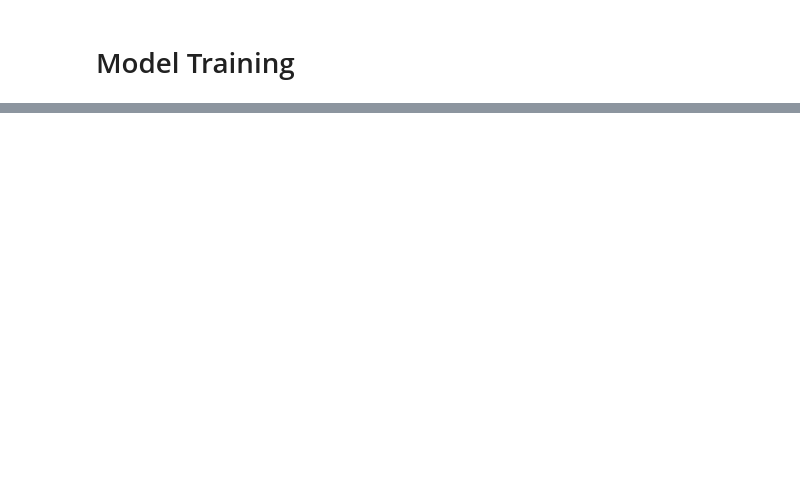
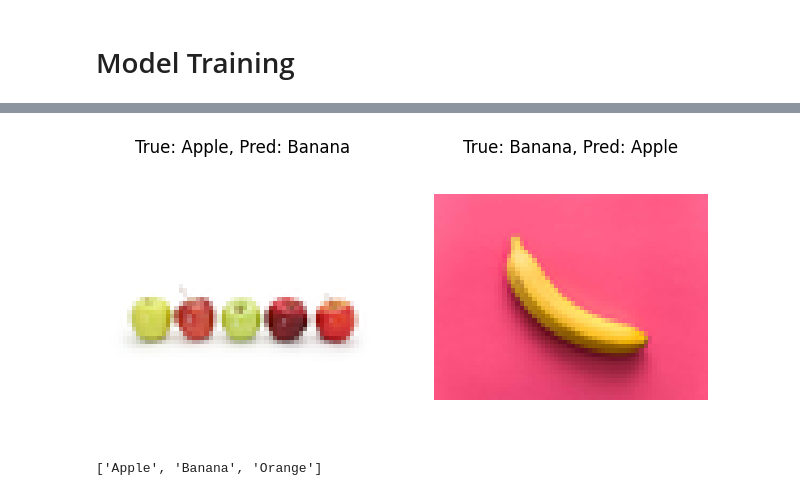
Before and after one commit to DPS100/DataSynthesizer, a Jupyter notebook: model_training.ipynb, the cells around one changed output, grey strips where cells are left out. Cells and saved outputs as stored; diff of their text form; code cells hidden in the pictures; blank space fills up the shorter version.

Commit message:
Training working with easy dataset

```diff
--- a/model_training.ipynb
+++ b/model_training.ipynb
@@ -25,15 +53,16 @@ transform = transforms.Compose([
 ])
 # %%
 class CNN(nn.Module):
-    def __init__(self):
+    def __init__(self, classes, num_epochs=num_epochs):
         super(CNN, self).__init__()
         self.conv1 = nn.Conv2d(3, 32, kernel_size=3, stride=1, padding=1)
         self.conv2 = nn.Conv2d(32, 64, kernel_size=3, stride=1, padding=1)
         self.pool = nn.MaxPool2d(kernel_size=2, stride=2)
         self.fc1 = nn.Linear(64 * 16 * 16, 128)  # image size
-        self.fc2 = nn.Linear(128, 3)  # 3 output classes
+        self.fc2 = nn.Linear(128, len(classes))  # n output classes
         self.relu = nn.ReLU()
         self.dropout = nn.Dropout(0.5)
+        self.num_epochs = num_epochs
 
     def forward(self, x):
         x = self.relu(self.conv1(x))
@@ -58,7 +87,7 @@ def train_model(model, train_loader):
     criterion = nn.CrossEntropyLoss()
     optimizer = optim.Adam(model.parameters(), lr=learning_rate)
     model.train()
-    for epoch in range(num_epochs):
+    for epoch in range(model.num_epochs):
         total_loss = 0
         for images, labels in train_loader:
             images, labels = images.to('cpu'), labels.to('cpu')
@@ -72,7 +101,7 @@ def train_model(model, train_loader):
 
             total_loss += loss.item()
 
-        print(f"Epoch [{epoch+1}/{num_epochs}], Loss: {total_loss/len(train_loader):.4f}")
+        print(f"Epoch [{epoch+1}/{model.num_epochs}], Loss: {total_loss/len(train_loader):.4f}")
 
 
 def evaluate_model(model, test_loader):
@@ -104,18 +133,41 @@ def visualize_predictions(model, test_loader):
         plt.title(f"True: {labels[i].item()}, Pred: {predicted[i].item()}")
         plt.axis('off')
     plt.show()
+
+def visualize_incorrect(model, test_dataset):
+    model.eval()
+    loader = DataLoader(dataset=test_dataset, batch_size=len(test_dataset))
+    images, labels = next(iter(loader))
+    images, labels = images.to('cpu'), labels.to('cpu')
+    outputs = model(images)
+    _, predicted = torch.max(outputs, 1)
+
+    plt.figure(figsize=(12, 8))
+    incorrect = 0
+    classes = test_dataset.classes
+    for i in range(len(test_dataset)):
+        if labels[i].item() == predicted[i].item():
+            continue
+        plt.subplot(2, 3, incorrect + 1)
+        plt.imshow(images[i].permute(1, 2, 0).cpu().numpy() * 0.5 + 0.5)
+        plt.title(f"True: {classes[labels[i].item()]}, Pred: {classes[predicted[i].item()]}")
+        plt.axis('off')
+        incorrect += 1
+        if incorrect == 6:
+            break
+    plt.show()
 # %%
 # Datasets: All Original Images
 
-train_dataset = datasets.ImageFolder(root='train', transform=transform)
-test_dataset = datasets.ImageFolder(root='test', transform=transform)
+train_dataset = datasets.ImageFolder(root='Datasets\\mbkinaci\\fruit-images-for-object-detection\\train', transform=transform)
+test_dataset = datasets.ImageFolder(root='Datasets\\mbkinaci\\fruit-images-for-object-detection\\test', transform=transform)
 
 train_loader = DataLoader(dataset=train_dataset, batch_size=batch_size, shuffle=True)
 test_loader = DataLoader(dataset=test_dataset, batch_size=batch_size, shuffle=False)
 # %%
 # Model for All Original Images
 
-model = CNN()
+model = CNN(classes)
 model.apply(init_weights)
 
 train_model(model, train_loader)
@@ -135,0 +188,4 @@ Accuracy: 94.55%
+# %%
+visualize_incorrect(model, test_dataset)
+# %% [output]
+[figure, added]
@@ -136,8 +207,14 @@ Accuracy: 94.55%
 # %%
 # Datasets: All Synthetic Images
 
-train_dataset2 = datasets.ImageFolder(root='syn_img', transform=transform)
+root_dir = 'Datasets\\DiegoP-S\\DatasetSynthesis'
+allowed_folders = classes
+train_dataset2 = CustomImageFolder(root=root_dir, allowed_classes=allowed_folders, transform=transform)
 train_loader2 = DataLoader(dataset=train_dataset2, batch_size=batch_size, shuffle=True)
+
+print(train_dataset2.classes)
+# %% [output]
+['Apple', 'Banana', 'Orange']
 # %%
 # Model for All Synthetic Images
 
```
Also changed, not shown: parts of 11 cells of this notebook.
